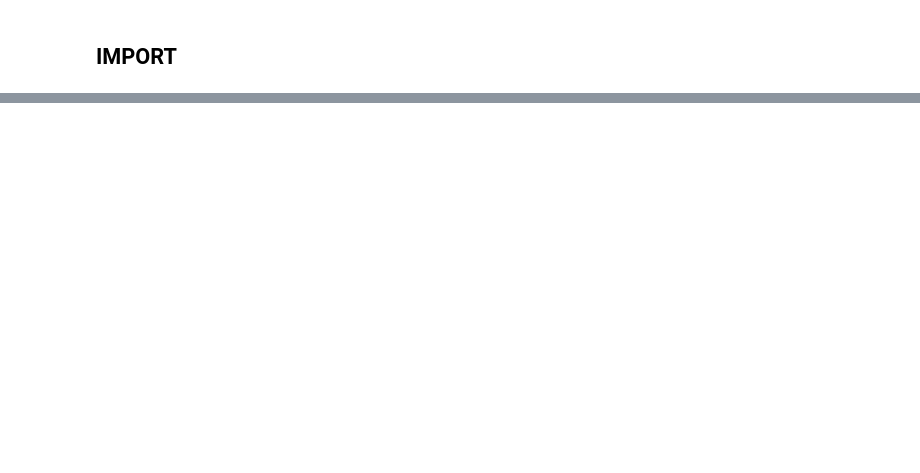
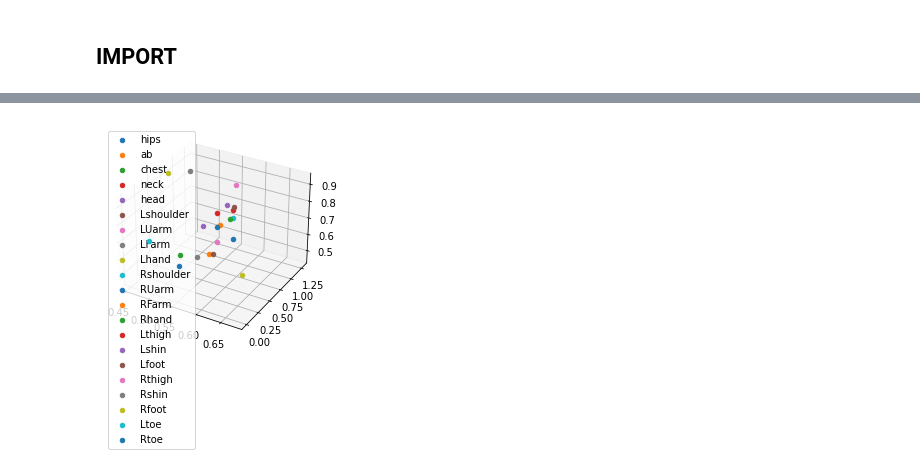
Before and after one commit to Santa-fr/Taichi, a Jupyter notebook: cleaning_process.ipynb, the cells around one changed output, grey strips where cells are left out. Saved outputs shown, nothing was run; the diff lists cells and outputs as text; code cells hidden in the pictures; blank space fills up the shorter version.

```diff
--- a/cleaning_process.ipynb
+++ b/cleaning_process.ipynb
@@ -24,0 +118,13 @@ KeyError: 'Name'
+# %%
+# début  du 3d plotting
+
+fig = plt.figure()
+ax = plt.axes(projection='3d')
+t = 1
+for i in range(21):
+    ax.scatter3D(x[t][i], y[t][i], z[t][i], label = body_part[i])
+
+plt.legend()
+plt.show()
+# %% [output]
+[figure, added]
```
Also changed, not shown: parts of 16 cells of this notebook, 10 other files.
